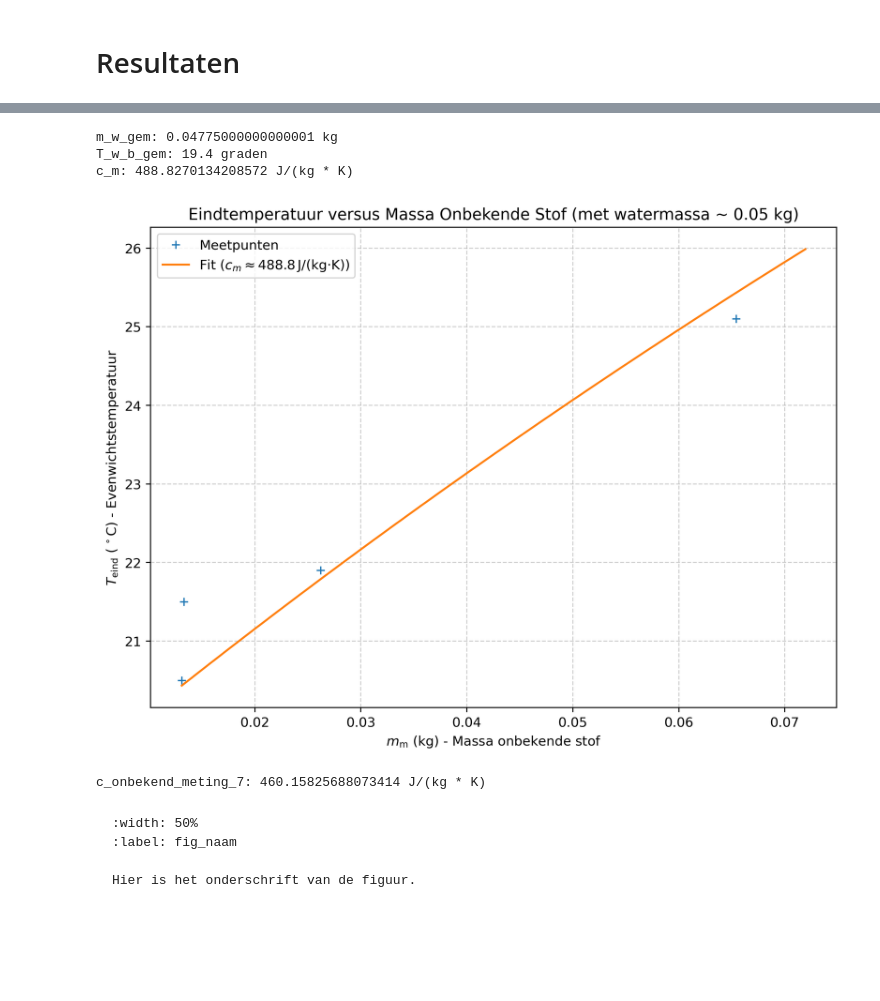
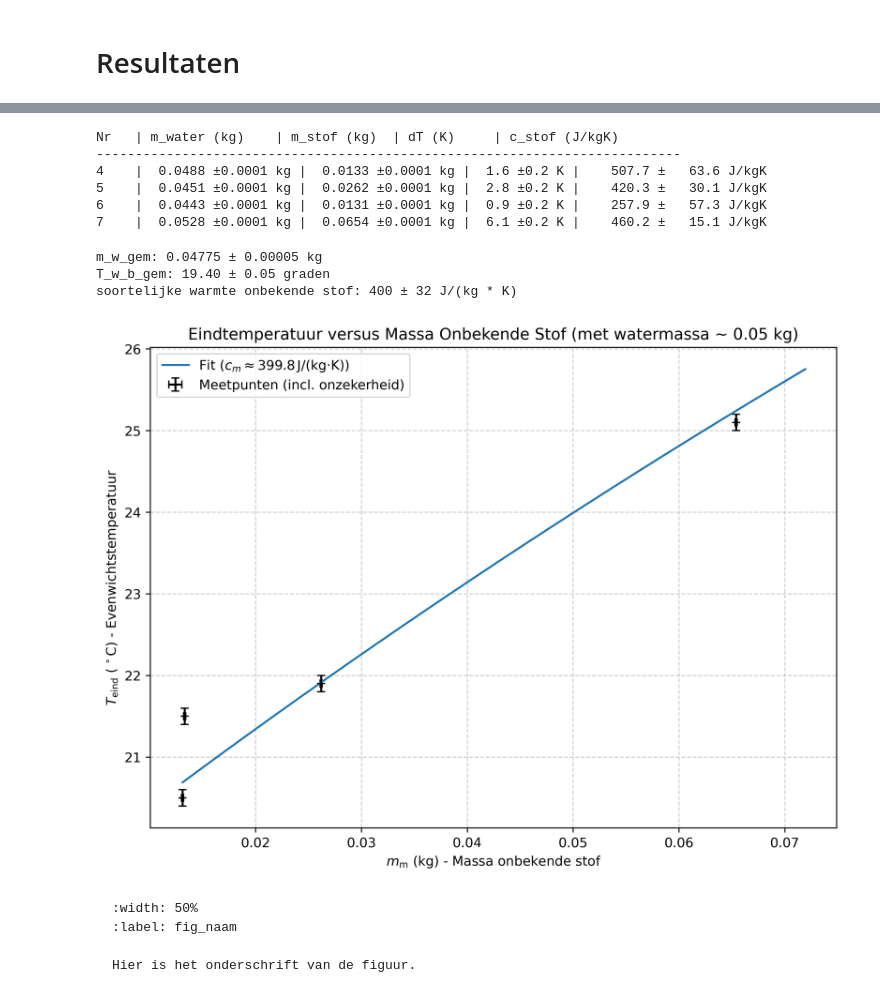
Before and after one commit to swerleman/IP2-Portfolio, a Jupyter notebook: Content/Labs/Warmtecapaciteit.ipynb, the cells around one changed output, grey strips where cells are left out. Drawn from its saved outputs; the diff is of its cells as text; code cells hidden in the pictures; blank space fills up the shorter version.

```diff
--- a/Content/Labs/Warmtecapaciteit.ipynb
+++ b/Content/Labs/Warmtecapaciteit.ipynb
@@ -238,47 +181,86 @@ print("7. delta_T:", delta_T)
+# %%
+# laatste 4 metingen met circa 50 mL water
+# Data serie 2: [m_beker, m_beker_water, T_start, m_stof, T_eind]
+metingen_50ml = [
+    [0.0502, 0.0990, 19.9, 0.0133, 21.5], # Meting 4
+    [0.0326, 0.0777, 19.1, 0.0262, 21.9], # Meting 5
+    [0.0502, 0.0945, 19.6, 0.0131, 20.5], # Meting 6
+    [0.0326, 0.0854, 19.0, 0.0654, 25.1]  # Meting 7
+]
+
+print(f"\n{'Nr':<4} | {'m_water (kg)':<15} | {'m_stof (kg)':<12} | {'dT (K)':<10} | {'c_stof (J/kgK)':<15}")
+print("-" * 75)
+
+for i, m in enumerate(metingen_50ml, 4):
+    m_w = m[1] - m[0]
+    m_s = m[3]
+    dT = m[4] - m[2]
+
+    # Berekening c_s en onzekerheden
+    c_s = (c_water * m_w * dT) / (m_s * (T_stof_start - m[4]))
+    u_c_s = c_s * np.sqrt((u_massa / m_w)**2 + (u_massa / m_s)**2 + (2 * u_T / dT)**2)
+    u_m_water = np.sqrt(u_massa**2 + u_massa**2)
+    print(f"{i:<4} | {m_w:>7.4f} ±{u_m_water:.4f} kg | {m_s:>7.4f} ±{u_massa:.4f} kg | {dT:>4.1f} ±{u_T*2:.1f} K | {c_s:>8.1f} ± {u_c_s:>6.1f} J/kgK")
+
+# Voor je curve_fit later:
+m_w_array_50ml = np.array([m[1]-m[0] for m in metingen_50ml])
+m_s_array_50ml = np.array([m[3] for m in metingen_50ml])
+T_e_array_50ml = np.array([m[4] for m in metingen_50ml])
+T_b_array_50ml = np.array([m[2] for m in metingen_50ml])
+# %% [output]
+Nr   | m_water (kg)    | m_stof (kg)  | dT (K)     | c_stof (J/kgK)
+---------------------------------------------------------------------------
+4    |  0.0488 ±0.0001 kg |  0.0133 ±0.0001 kg |  1.6 ±0.2 K |    507.7 ±   63.6 J/kgK
+5    |  0.0451 ±0.0001 kg |  0.0262 ±0.0001 kg |  2.8 ±0.2 K |    420.3 ±   30.1 J/kgK
+6    |  0.0443 ±0.0001 kg |  0.0131 ±0.0001 kg |  0.9 ±0.2 K |    257.9 ±   57.3 J/kgK
+7    |  0.0528 ±0.0001 kg |  0.0654 ±0.0001 kg |  6.1 ±0.2 K |    460.2 ±   15.1 J/kgK
 # %%
+# laatste 4 metingen met circa 50 mL water
+# berekening gemiddelde watermassa en begintemperatuur
 m_w_gem = (0.0488 + 0.04510000000000001 + 0.0443 + 0.05280000000000001) / 4
-print("m_w_gem:", m_w_gem, "kg")
+u_m_w_gem = u_massa / np.sqrt(4)
+print(f"m_w_gem: {m_w_gem:.5f} ± {u_m_w_gem:.5f} kg")
 T_w_b_gem = (19.9 + 19.1 + 19.6 + 19.0) /4
-print("T_w_b_gem:", T_w_b_gem, "graden")
+u_T_w_b_gem = u_T / np.sqrt(4)
+print(f"T_w_b_gem: {T_w_b_gem:.2f} ± {u_T_w_b_gem:.2f} graden")
 
-m_w_gem = 0.0528  # Massa water in kg
-T_w_b_gem = 19.0  # Begintemperatuur water in graden
+m_w_gem = 0.04775  # Massa water in kg
+T_w_b_gem = 19.4  # Begintemperatuur water in graden
 
 # DATA
-m_onbekende_stof2 = np.array([0.0133, 0.0262, 0.0131, 0.0654])
+m_onbekende_stof2 = m_s_array_50ml
 T_eind2 = np.array([21.5, 21.9, 20.5, 25.1])
 
 # c_m is nu de enige parameter, dus p0=[500] als initiële gok
 values, pcov = curve_fit(function_fit, m_onbekende_stof2, T_eind2, p0=[500])
 c_m_fit = values[0] # c_m is nu de eerste (en enige) gefitte parameter (index 0)
-print("c_m:", c_m_fit, "J/(kg * K)")
+u_c_m_fit = np.sqrt(pcov[0,0])
+print(f"soortelijke warmte onbekende stof: {c_m_fit:.0f} ± {u_c_m_fit:.0f} J/(kg * K)")
 
 x_test = np.linspace(min(m_onbekende_stof2), max(m_onbekende_stof2)*1.1, 500)
 
-plt.figure(figsize=(8, 6), dpi=350)
+plt.figure(figsize=(8, 6), dpi=450)
 plt.xlabel('$m_{\\text{m}}$ (kg) - Massa onbekende stof')
 plt.ylabel('$T_{\\text{eind}}$ ($\\,^\circ\\text{C}$) - Evenwichtstemperatuur') # Correctie y-label
 plt.title('Eindtemperatuur versus Massa Onbekende Stof (met watermassa ~ 0.05 kg)')
-plt.plot(m_onbekende_stof2, T_eind2, '+', label='Meetpunten')
+plt.errorbar(m_onbekende_stof2, T_eind2,
+             xerr=u_massa,          # Foutbalkje horizontaal
+             yerr=u_T,              # Foutbalkje verticaal
+             fmt='+',               # Markering is een plusje
+             color='black',         # Kleur van de punten en balkjes
+             capsize=3,             # Horizontale streepjes op de balkjes
+             label='Meetpunten (incl. onzekerheid)')
 plt.plot(x_test, function_fit(x_test, c_m_fit), '-', label=f'Fit ($c_{{m}} \\approx {c_m_fit:.1f}\\, \\text{{J/(kg·K)}}$)')
 plt.grid(True, linestyle='--', alpha=0.6)
 plt.legend()
 plt.tight_layout()
 plt.savefig("fitting_result.png")
 plt.show()
-
-# berekening soortelijke warmte onbekende stof alleen uit de meting 7
-def c_bepaling(m_w,T_w_b, T_eind, m_m):
-    return (4186 * m_w * (T_w_b - T_eind)) / (m_m * (T_eind - 69.9))
-
-c_onbekend_meting_7 = c_bepaling(0.05280000000000001, 19.0, 25.1, 0.0654)
-print("c_onbekend_meting_7:", c_onbekend_meting_7, "J/(kg * K)")
 # %% [output]
-m_w_gem: 0.04775000000000001 kg
-T_w_b_gem: 19.4 graden
-c_m: 488.8270134208572 J/(kg * K)
+m_w_gem: 0.04775 ± 0.00005 kg
+T_w_b_gem: 19.40 ± 0.05 graden
+soortelijke warmte onbekende stof: 400 ± 32 J/(kg * K)
-[figure, old version]
+[figure, new version]
-c_onbekend_meting_7: 460.15825688073414 J/(kg * K)
 # %%
 # Sla figuren op met
 # plt.savefig("Figuren/naam.png", dpi=450)
```
Also changed, not shown: parts of 6 cells of this notebook, 1 other file.
